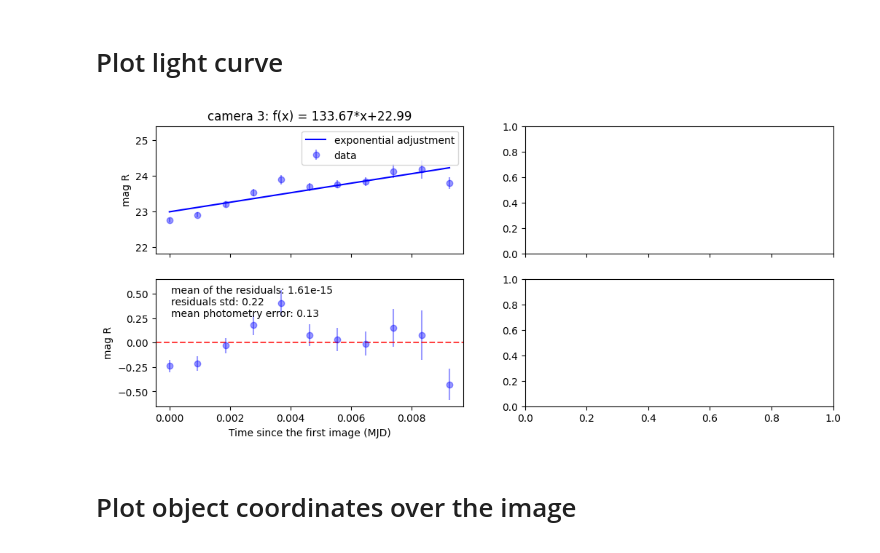
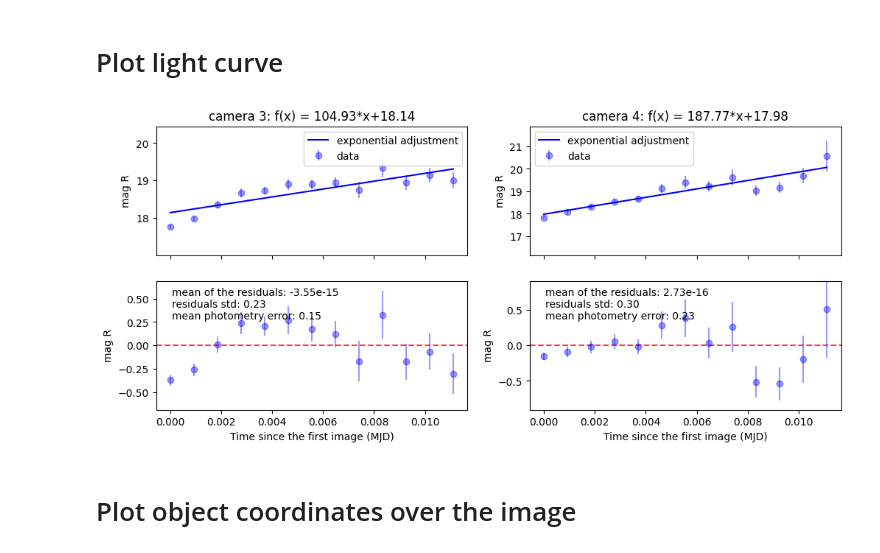
Before and after one commit to DBernardes/Tools-for-the-MOPTOP-pipeline-products, a Jupyter notebook: photometry_extraction.ipynb, the cells around one changed output. Saved outputs shown, nothing was run; the diff lists cells and outputs as text; code cells hidden in the pictures.

```diff
--- a/photometry_extraction.ipynb
+++ b/photometry_extraction.ipynb
@@ -130,40 +136,49 @@ import pandas as pd
 import os
 import numpy as np
 import scipy
-from math import sqrt
+from math import sqrt, log10
 
 
 def monoExp(x, a, b, c):
     return a * np.exp(-b * x) + c
 
 
-def read_csv_files():
+def read_csv_files(comparison_magnitude):
     cand, comp_1 = [], []
     for _set in ["first"]:
         csv_path = os.path.join(src_path, "..", "csv")
-        csv_file = os.path.join(csv_path, f"comparison_1_cam{camera}.csv")
+        csv_file = os.path.join(csv_path, f"comparison_cam{camera}.csv")
         comp_1.append(pd.read_csv(csv_file))
-        csv_file = os.path.join(csv_path, f"candidate_1_cam{camera}.csv")
+        csv_file = os.path.join(csv_path, f"original_cam{camera}.csv")
         cand.append(pd.read_csv(csv_file))
-    n = 11
+    n = 12
     df = pd.concat(cand, axis=0, ignore_index=True)
-    cand = df["star_mag"][:n]
-    cand_err = df["star_mag_err"][:n]
+    cand = df["star_photons"][:n]
+    cand_err = df["star_error"][:n]
     df = pd.concat(comp_1, axis=0, ignore_index=True)
-    comp = df["star_mag"][:n]
-    comp_err = df["star_mag_err"][:n]
+    comp = df["star_photons"][:n]
+    comp_err = df["star_error"][:n]
 
-    # comp = comp_1
-    # comp_err = np.sqrt(comp_1_err**2)
-    # norm_cand = cand / comp
-    # cand_err = np.abs(norm_cand) * np.sqrt(
-    #     (cand_err / cand) ** 2 + (comp_err / comp) ** 2
-    # )
+    star_mag, star_mag_err = calc_obj_magnitude(
+        cand, cand_err, comp, comp_err, comparison_magnitude
+    )
 
     mjd = df["mjd"][:n]
     mjd -= mjd[0]
 
-    return mjd, cand, cand_err, comp, comp_err
+    return mjd, star_mag, star_mag_err
+
+
+def calc_obj_magnitude(star_photons, star_err, comp_photons, comp_err, mag_comparison):
+    star_photons, comp_photons = np.asarray(star_photons), np.asarray(comp_photons)
+
+    tmp = star_photons / comp_photons
+    tmp_err = np.abs(tmp) * np.sqrt(
+        (star_err / star_photons) ** 2 + (comp_err / comp_photons) ** 2
+    )
+    star_mag = -2.5 * np.log10(tmp) + mag_comparison
+    star_mag_err = 2.5 * tmp_err / (tmp * np.log2(10))
+    return star_mag, star_mag_err
 
 
 def calc_exponential_adjust(x, y):
@@ -193,7 +208,7 @@ def plot_light_curve(ax, mjd, cand, cand_err, exp_adjust, adjus_param, n_std=1):
     ax.set_ylabel("mag R")
 
 
-def plot_residuals(ax, cand, exp_adjust, n_std=3):
+def plot_residuals(ax, cand, cand_err, exp_adjust, n_std=3):
     residuals = cand - exp_adjust
     mean = np.mean(residuals)
     std = np.std(residuals)
@@ -207,38 +222,39 @@ def plot_residuals(ax, cand, exp_adjust, n_std=3):
         alpha=0.4,
         label="data",
         ls="none",
     )
     ax.set_ylabel("Residuals")
     ax.axhline(mean, color="r", linestyle="--", alpha=0.75)
     ax.set_ylim(mean - n_std * std, mean + n_std * std)
     ax.set_xlabel("Time since the first image (MJD)")
     ax.set_ylabel("mag R")
     ax.annotate(
         f"mean of the residuals: {mean:.2e}\nresiduals std: {std:.2f}\nmean photometry error: {np.mean(cand_err):.2f}",
         (0.05, 0.95),
         fontsize=10,
         ha="left",
         va="top",
         xycoords="axes fraction",
     )
 
 
+comparison_magnitude = 14.406
 fig, axs = plt.subplots(2, 2, figsize=(12, 5), sharex="col")
 for camera in [3, 4]:
-    mjd, cand, cand_err, comp, comp_err = read_csv_files()
-    exp_adjust, *adjus_param = calc_linear_adjust(mjd, cand)
+    mjd, star_mag, star_mag_err = read_csv_files(comparison_magnitude)
+    exp_adjust, *adjus_param = calc_linear_adjust(mjd, star_mag)
 
     ax = axs[0, camera - 3]
-    plot_light_curve(ax, mjd, cand, cand_err, exp_adjust, adjus_param, 4)
+    plot_light_curve(ax, mjd, star_mag, star_mag_err, exp_adjust, adjus_param, 4)
 
     ax = axs[1, camera - 3]
-    plot_residuals(ax, cand, exp_adjust, 3)
+    plot_residuals(ax, star_mag, star_mag_err, exp_adjust, 3)
 
 
 plt.savefig(os.path.join(src_path, "..", "light_curve.png"))
 plt.show()
 # %% [output]
-[figure, old version]
+[figure, new version]
 # %% [markdown]
 # Plot object coordinates over the image
 # %%
```
Also changed, not shown: parts of 2 cells of this notebook, 8 other files.
